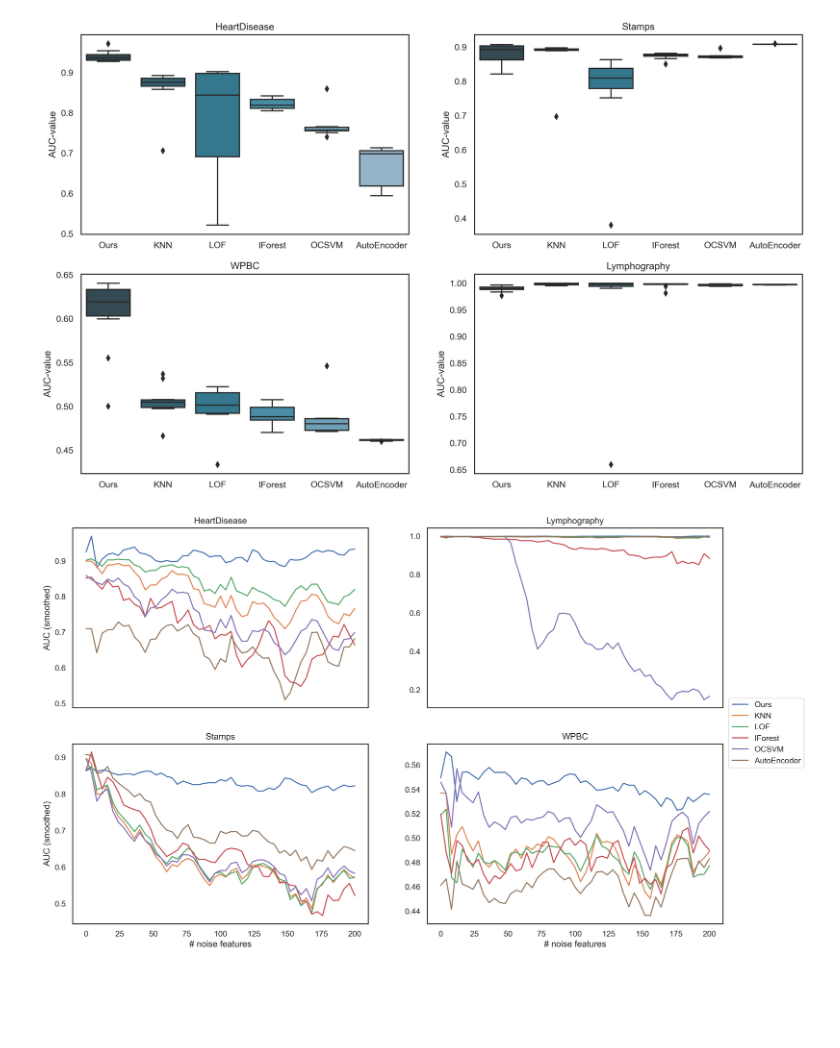
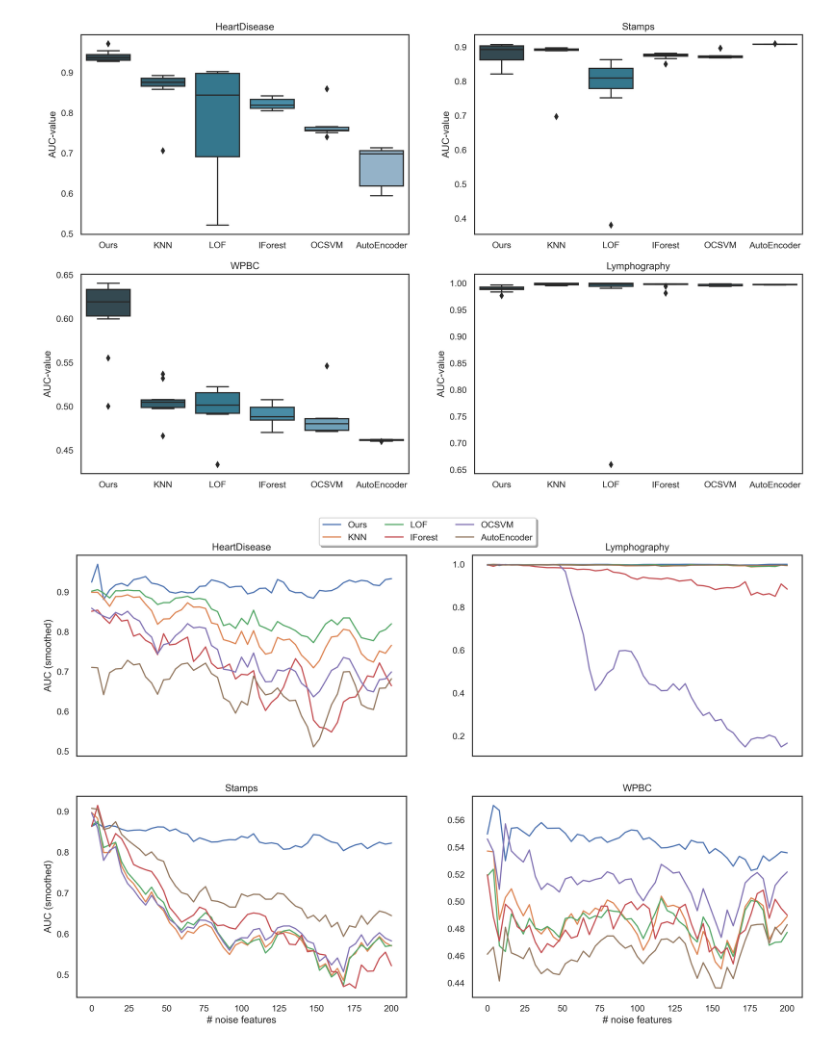
Before and after one commit to jandiers/self-supervised-outlier, a Jupyter notebook: publication/notebook for plots.ipynb, the cells around one changed output. Saved outputs shown, nothing was run; the diff lists cells and outputs as text; code cells hidden in the pictures; blank space fills up the shorter version.

```diff
--- a/publication/notebook for plots.ipynb
+++ b/publication/notebook for plots.ipynb
@@ -5,6 +5,7 @@ import seaborn as sns
 import pandas as pd
 import matplotlib.pyplot as plt
 
+plt.rcParams['figure.figsize'] = 16, 10
 sns.set(style='white')
 
 def LoOPData():
@@ -102,32 +103,34 @@ files = ['HeartDisease', 'Lymphography', 'Stamps', 'WPBC']
 # %%
 plt.rcParams['figure.figsize'] = 16, 10
 f, axes = plt.subplots(2, 2, sharex=True, sharey=False, dpi=300)
 axes = axes.ravel()
 
 for i, (ax, file) in enumerate(zip(axes, files)):
     df = pd.read_csv(f'./results/with_noisy_features/{file}.csv', index_col=0)
     m = df.columns
 
     smooth = 5
     df = pd.concat([df.iloc[:smooth-1, :], df.rolling(smooth).mean().dropna()])
 
     df = df.unstack().reset_index()
     df.columns = ['model', 'n_noise_features', 'AUC']
     sns.lineplot(x='n_noise_features', y='AUC', hue='model', data=df,
                     palette=None, ax=ax)
 
 
     ax.set_title(file)
     ax.set_xlabel('# noise features')
 
     if i % 2 == 0:
         ax.set_ylabel('AUC (smoothed)')
     else:
         ax.set_ylabel('')
     ax.get_legend().remove()
 
-f.legend(m, loc='right')
+# f.legend(m, loc='right')
+f.legend(m, loc='center', bbox_to_anchor=(0.5, 0.92), ncol=3, fancybox=True, shadow=True)
+
 
 plt.savefig("./plots/results_with_artificial.pdf")
 # %% [output]
-[figure, old version]
+[figure, new version]
```
Also changed, not shown: parts of 4 cells of this notebook, 4 other files.
